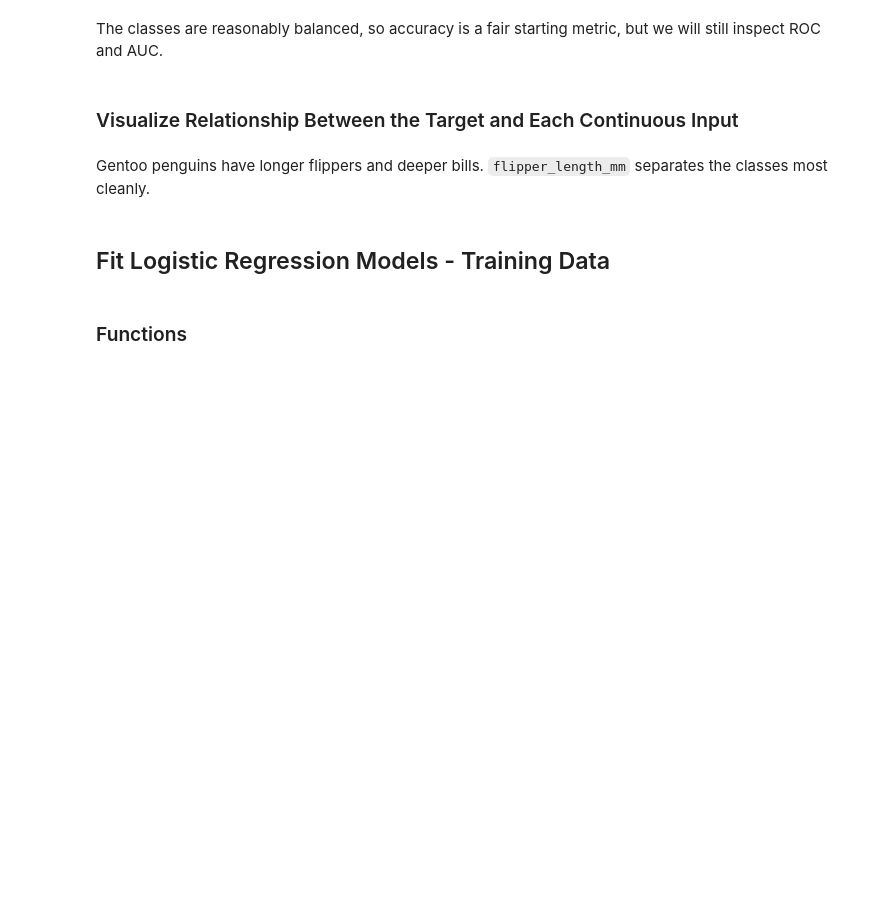
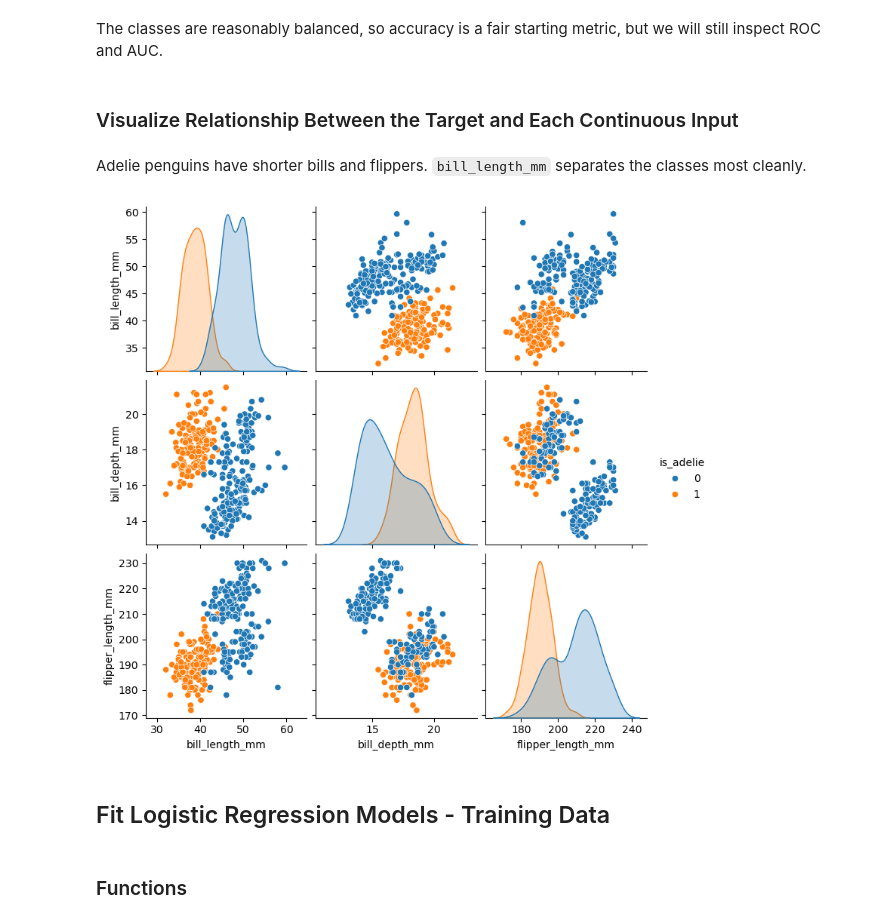
Before and after one commit to mytechnotalent/Reverse-Engineering-Data, a Jupyter notebook: 14-LR.ipynb, the cells around one changed output. Drawn from its saved outputs; the diff is of its cells as text; code cells hidden in the pictures; blank space fills up the shorter version.

```diff
--- a/14-LR.ipynb
+++ b/14-LR.ipynb
@@ -38,5 +45,5 @@ Logistic regression predicts the probability that a sample belongs to a class. W
 # %% [markdown]
 ### Create a Binary Target
 # %%
-df['is_gentoo'] = (df['species'] == 'Gentoo').astype(int)
-df['is_gentoo'].value_counts()
+df['is_adelie'] = (df['species'] == 'Adelie').astype(int)
+df['is_adelie'].value_counts()
@@ -45,15 +57,17 @@ The classes are reasonably balanced, so accuracy is a fair starting metric, but
 # %% [markdown]
 ### Visualize Relationship Between the Target and Each Continuous Input
 # %% [markdown]
-Gentoo penguins have longer flippers and deeper bills. `flipper_length_mm` separates the classes most cleanly.
+Adelie penguins have shorter bills and flippers. `bill_length_mm` separates the classes most cleanly.
 # %%
 sns.pairplot(
     df,
     vars=['bill_length_mm',
           'bill_depth_mm',
           'flipper_length_mm'],
-    hue='is_gentoo')
+    hue='is_adelie')
 plt.show()
+# %% [output]
+[figure, added]
 # %% [markdown]
 ## Fit Logistic Regression Models - Training Data
 # %% [markdown]
```
Also changed, not shown: parts of 26 cells of this notebook, 16 other files.
